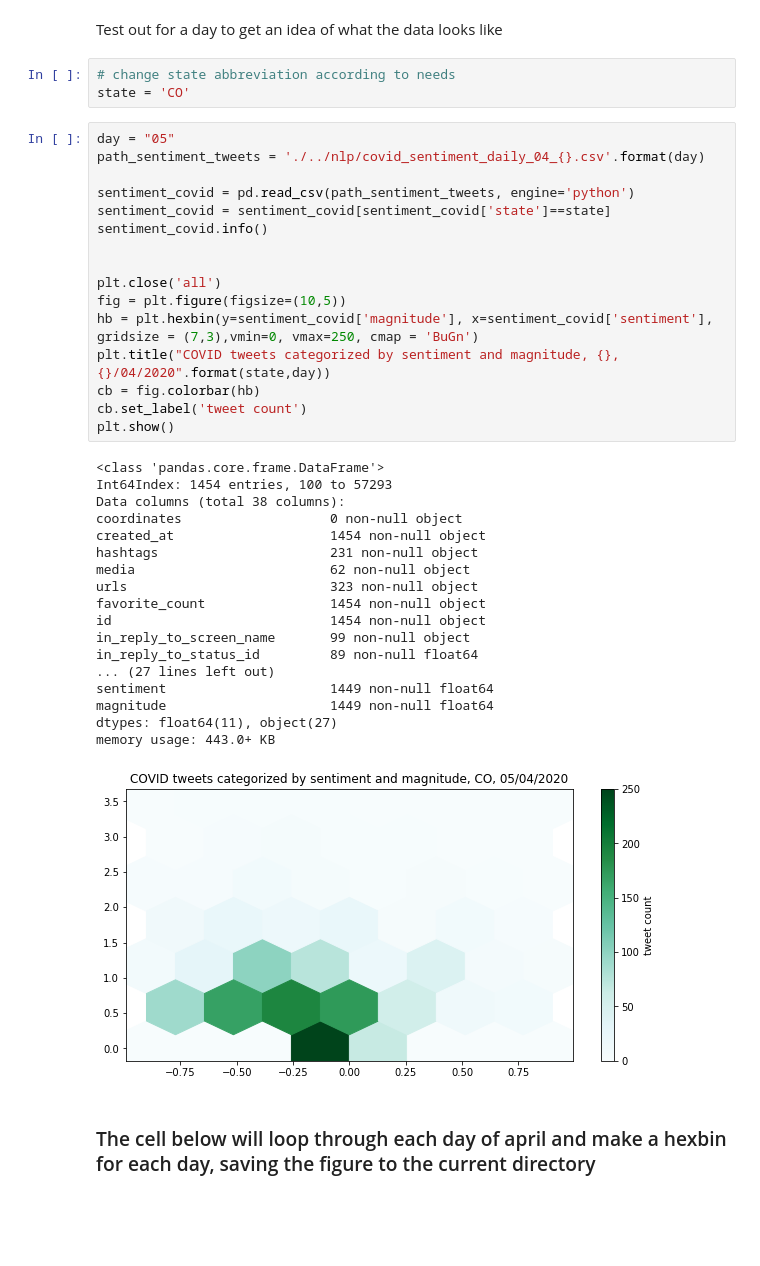
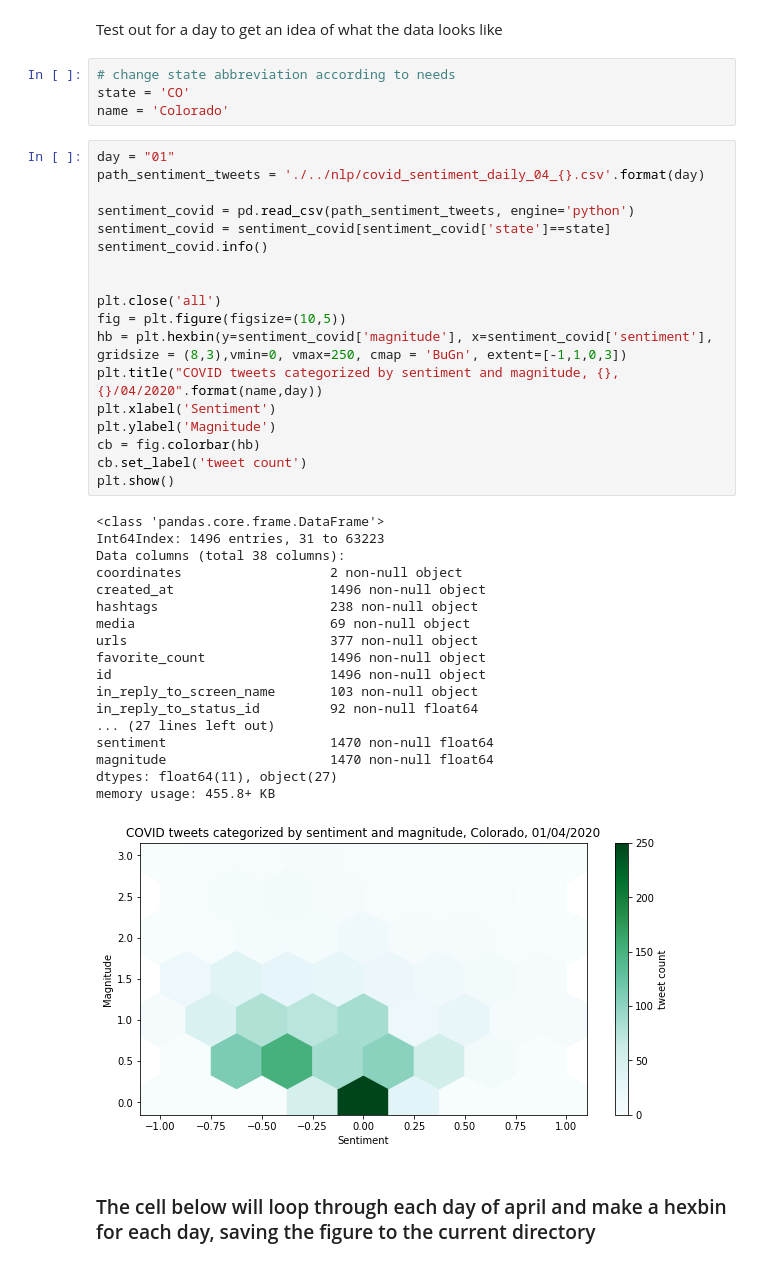
Before and after one commit to joyjixu/qm2_resources, a Jupyter notebook: data_analysis/case_studies/hexbins.ipynb, the cells around one changed output. Saved outputs shown, nothing was run; the diff lists cells and outputs as text; blank space fills up the shorter version.

```diff
--- a/data_analysis/case_studies/hexbins.ipynb
+++ b/data_analysis/case_studies/hexbins.ipynb
@@ -11,41 +11,44 @@ Test out for a day to get an idea of what the data looks like
 # %%
 # change state abbreviation according to needs
 state = 'CO'
+name = 'Colorado'
 # %%
-day = "05"
+day = "01"
 path_sentiment_tweets = './../nlp/covid_sentiment_daily_04_{}.csv'.format(day)
 
 sentiment_covid = pd.read_csv(path_sentiment_tweets, engine='python')
 sentiment_covid = sentiment_covid[sentiment_covid['state']==state]
 sentiment_covid.info()
 
 
 plt.close('all')
 fig = plt.figure(figsize=(10,5))
-hb = plt.hexbin(y=sentiment_covid['magnitude'], x=sentiment_covid['sentiment'], gridsize = (7,3),vmin=0, vmax=250, cmap = 'BuGn')
-plt.title("COVID tweets categorized by sentiment and magnitude, {}, {}/04/2020".format(state,day))
+hb = plt.hexbin(y=sentiment_covid['magnitude'], x=sentiment_covid['sentiment'], gridsize = (8,3),vmin=0, vmax=250, cmap = 'BuGn', extent=[-1,1,0,3])
+plt.title("COVID tweets categorized by sentiment and magnitude, {}, {}/04/2020".format(name,day))
+plt.xlabel('Sentiment')
+plt.ylabel('Magnitude')
 cb = fig.colorbar(hb)
 cb.set_label('tweet count')
 plt.show()
 # %% [output]
 <class 'pandas.core.frame.DataFrame'>
-Int64Index: 1454 entries, 100 to 57293
+Int64Index: 1496 entries, 31 to 63223
 Data columns (total 38 columns):
-coordinates                   0 non-null object
-created_at                    1454 non-null object
-hashtags                      231 non-null object
-media                         62 non-null object
-urls                          323 non-null object
-favorite_count                1454 non-null object
-id                            1454 non-null object
-in_reply_to_screen_name       99 non-null object
-in_reply_to_status_id         89 non-null float64
+coordinates                   2 non-null object
+created_at                    1496 non-null object
+hashtags                      238 non-null object
+media                         69 non-null object
+urls                          377 non-null object
+favorite_count                1496 non-null object
+id                            1496 non-null object
+in_reply_to_screen_name       103 non-null object
+in_reply_to_status_id         92 non-null float64
 ... (27 lines left out)
-sentiment                     1449 non-null float64
-magnitude                     1449 non-null float64
+sentiment                     1470 non-null float64
+magnitude                     1470 non-null float64
 dtypes: float64(11), object(27)
-memory usage: 443.0+ KB
+memory usage: 455.8+ KB
-[figure, old version]
+[figure, new version]
 # %% [markdown]
 ### The cell below will loop through each day of april and make a hexbin for each day, saving the figure to the current directory
 # %%
```
Also changed, not shown: parts of 1 cell of this notebook.
